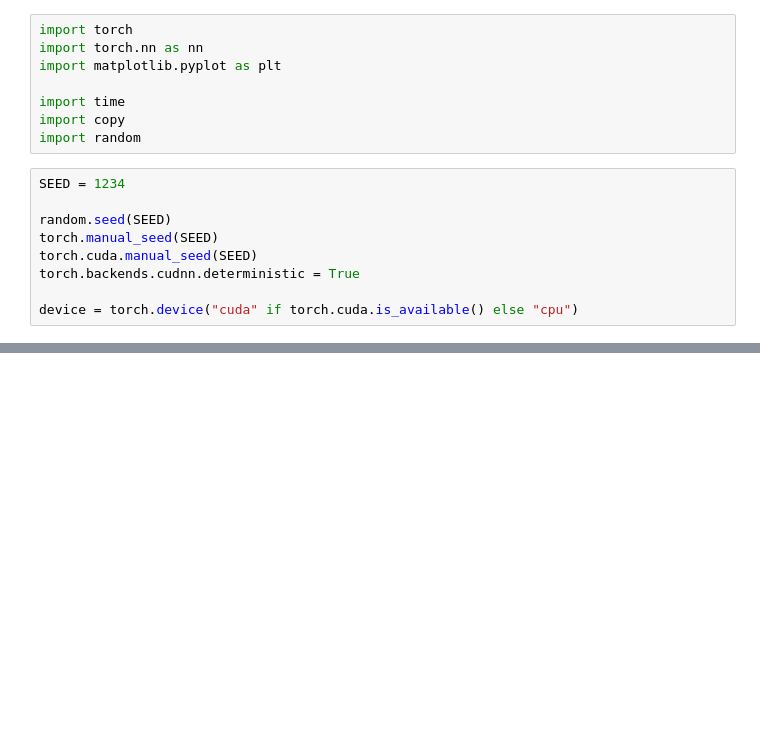
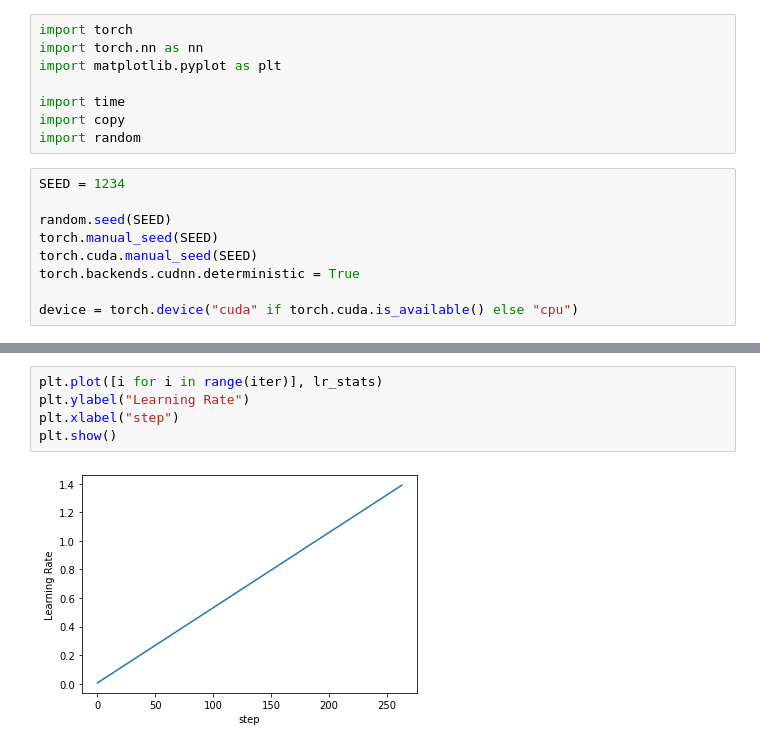
Before and after one commit to ab7289-tandon-nyu/csgy6953_DeepLearning_Midterm, a Jupyter notebook: notebooks/lr_range_test.ipynb, the cells around one changed output, grey strips where cells are left out. Drawn from its saved outputs; the diff is of its cells as text; blank space fills up the shorter version.

```diff
--- a/notebooks/lr_range_test.ipynb
+++ b/notebooks/lr_range_test.ipynb
@@ -136,0 +169,7 @@ for i in range(EPOCHS):
+# %%
+plt.plot([i for i in range(iter)], lr_stats)
+plt.ylabel("Learning Rate")
+plt.xlabel("step")
+plt.show()
+# %% [output]
+[figure, added]
```
Also changed, not shown: parts of 11 cells of this notebook.
